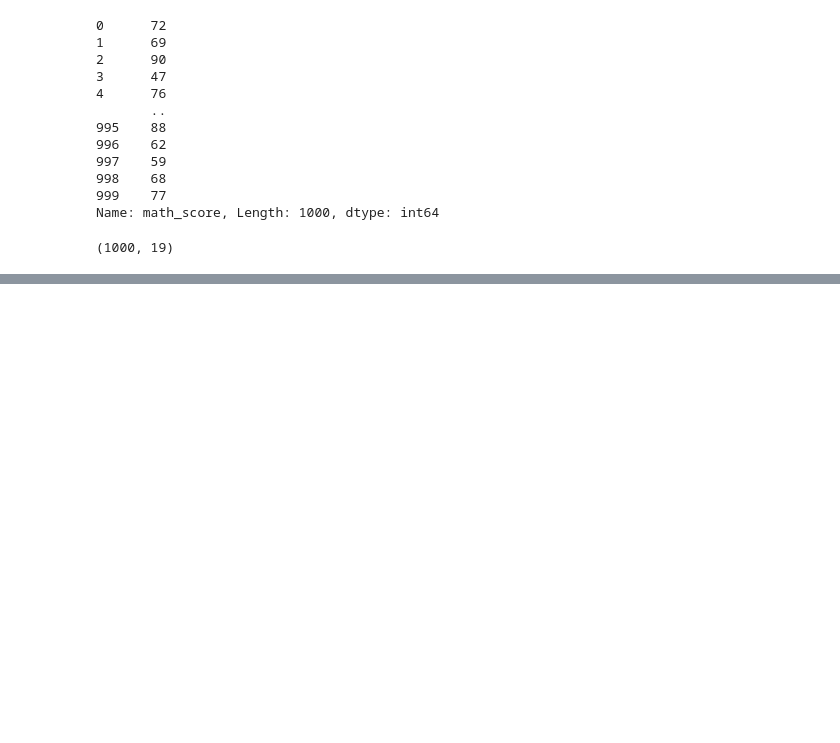
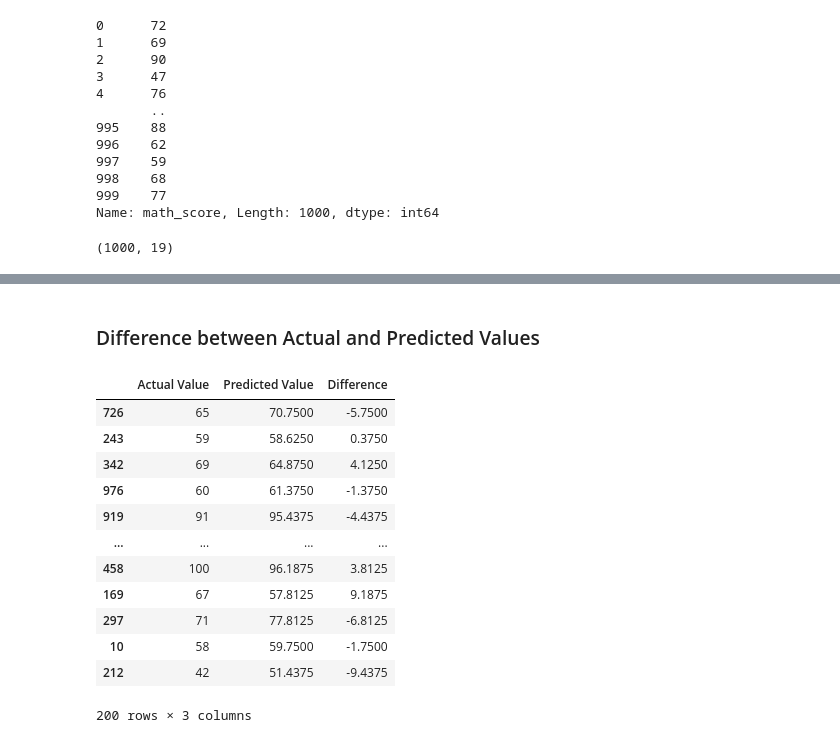
Before and after one commit to AniketDeogaonkar/ML-Student_Performance, a Jupyter notebook: Notebook/Model Training.ipynb, the cells around one changed output, grey strips where cells are left out. Drawn from its saved outputs; the diff is of its cells as text; code cells hidden in the pictures; blank space fills up the shorter version.

```diff
--- a/Notebook/Model Training.ipynb
+++ b/Notebook/Model Training.ipynb
@@ -72,0 +189,19 @@ video time is 32.12
+# %% [markdown]
+### Difference between Actual and Predicted Values
+# %%
+pred_df=pd.DataFrame({'Actual Value':y_test,'Predicted Value':y_pred,'Difference':y_test-y_pred})
+pred_df
+# %% [output]
+|  | Actual Value | Predicted Value | Difference |
+| 726 | 65 | 70.7500 | -5.7500 |
+| 243 | 59 | 58.6250 | 0.3750 |
+| 342 | 69 | 64.8750 | 4.1250 |
+| 976 | 60 | 61.3750 | -1.3750 |
+| 919 | 91 | 95.4375 | -4.4375 |
+| ... | ... | ... | ... |
+| 458 | 100 | 96.1875 | 3.8125 |
+| 169 | 67 | 57.8125 | 9.1875 |
+| 297 | 71 | 77.8125 | -6.8125 |
+| 10 | 58 | 59.7500 | -1.7500 |
+| 212 | 42 | 51.4375 | -9.4375 |
+200 rows × 3 columns
```
Also changed, not shown: parts of 14 cells of this notebook, 5 other files.
